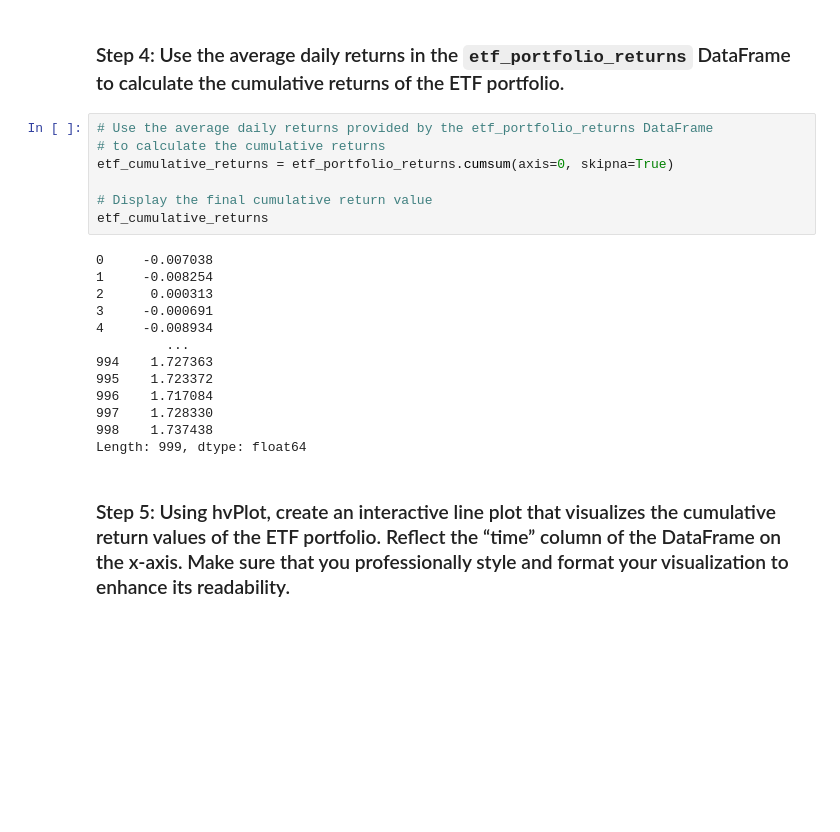
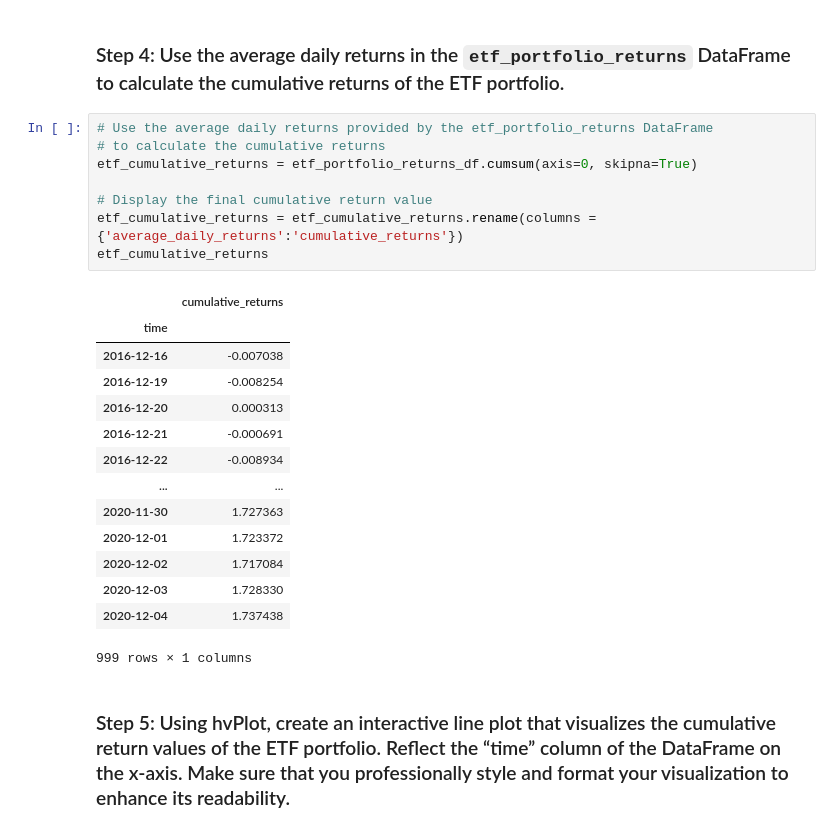
Before and after one commit to EGeorge2021r/Challenge7_Repo, a Jupyter notebook: Starter_Code/etf_analyzer.ipynb, the cells around one changed output. Drawn from its saved outputs; the diff is of its cells as text; blank space fills up the shorter version.

```diff
--- a/Starter_Code/etf_analyzer.ipynb
+++ b/Starter_Code/etf_analyzer.ipynb
@@ -624,23 +592,26 @@ Length: 999, dtype: float64
 # %%
 # Use the average daily returns provided by the etf_portfolio_returns DataFrame
 # to calculate the cumulative returns
-etf_cumulative_returns = etf_portfolio_returns.cumsum(axis=0, skipna=True)
+etf_cumulative_returns = etf_portfolio_returns_df.cumsum(axis=0, skipna=True)
 
 # Display the final cumulative return value
+etf_cumulative_returns = etf_cumulative_returns.rename(columns = {'average_daily_returns':'cumulative_returns'})
 etf_cumulative_returns
 # %% [output]
+|  | cumulative_returns |
+| time |  |
+| 2016-12-16 | -0.007038 |
+| 2016-12-19 | -0.008254 |
+| 2016-12-20 | 0.000313 |
+| 2016-12-21 | -0.000691 |
+| 2016-12-22 | -0.008934 |
+| ... | ... |
+| 2020-11-30 | 1.727363 |
+| 2020-12-01 | 1.723372 |
+| 2020-12-02 | 1.717084 |
+| 2020-12-03 | 1.728330 |
+| 2020-12-04 | 1.737438 |
-0     -0.007038
-1     -0.008254
-2      0.000313
-3     -0.000691
-4     -0.008934
-         ...
-994    1.727363
-995    1.723372
-996    1.717084
-997    1.728330
-998    1.737438
-Length: 999, dtype: float64
+999 rows × 1 columns
 # %% [markdown]
 ### Step 5: Using hvPlot, create an interactive line plot that visualizes the cumulative return values of the ETF portfolio. Reflect the “time” column of the DataFrame on the x-axis. Make sure that you professionally style and format your visualization to enhance its readability.
 # %%
```
Also changed, not shown: parts of 22 cells of this notebook.
